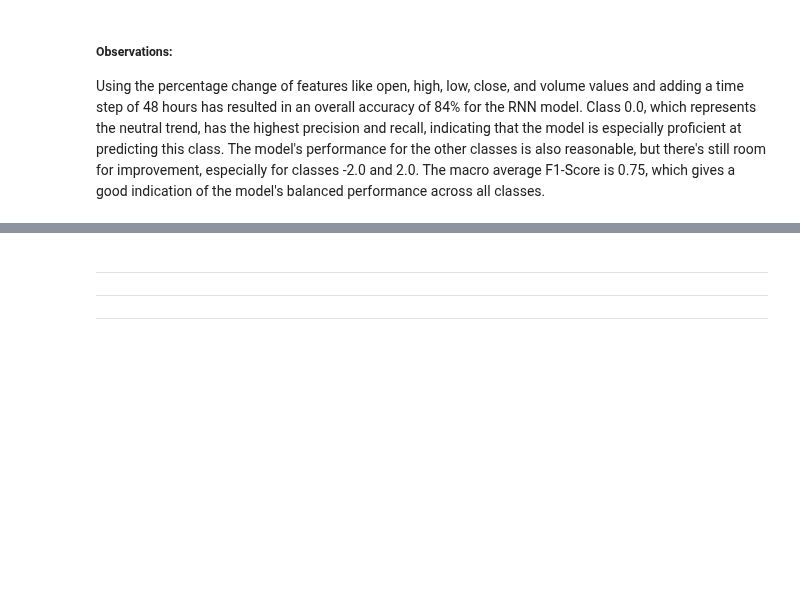
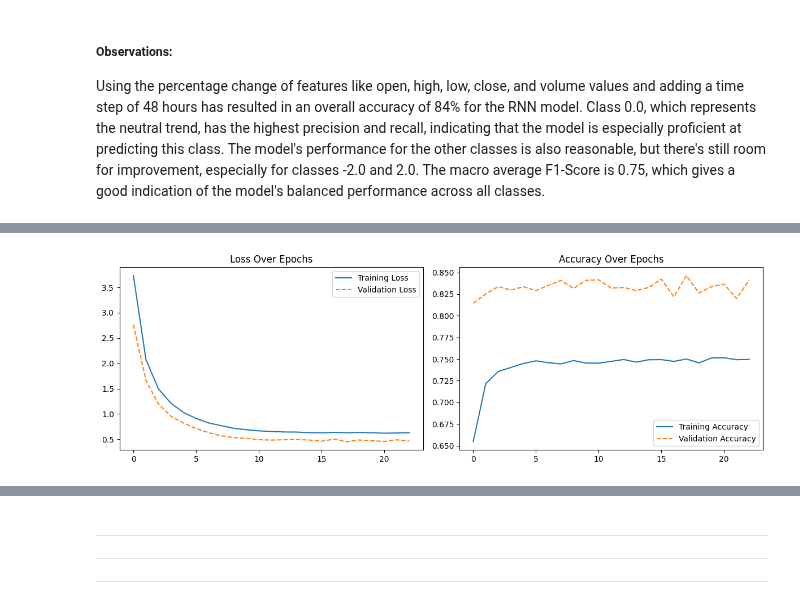
Before and after one commit to natapone/btc_live_price_prediction, a Jupyter notebook: 04_deep_learning_model.ipynb, the cells around one changed output, grey strips where cells are left out. Drawn from its saved outputs; the diff is of its cells as text; code cells hidden in the pictures; blank space fills up the shorter version.

```diff
--- a/04_deep_learning_model.ipynb
+++ b/04_deep_learning_model.ipynb
@@ -753,0 +1026,40 @@ The model shows no signs of overfitting after 50 epochs and the validation metri
+# %%
+import tensorflow as tf
+from tensorflow.keras.models import Sequential
+from tensorflow.keras.layers import LSTM, Dense, Dropout, BatchNormalization
+from tensorflow.keras.callbacks import EarlyStopping
+from tensorflow.keras.regularizers import l1, l2
+
+
+
+# Data Augmentation: Jittering
+noise_factor = 0.05
+X_train_pre += noise_factor * np.random.randn(*X_train_pre.shape)
+
+input_shape = (T, F) # (time_steps, features)
+
+# Create the LSTM model
+model = Sequential()
+
+model.add(LSTM(units=50, return_sequences=True, kernel_regularizer=l2(0.01), recurrent_regularizer=l2(0.01), bias_regularizer=l2(0.01), input_shape=input_shape))
+model.add(Dropout(0.2))
+model.add(BatchNormalization())
+
+model.add(LSTM(units=50, kernel_regularizer=l2(0.01), recurrent_regularizer=l2(0.01), bias_regularizer=l2(0.01)))
+model.add(Dropout(0.2))
+model.add(BatchNormalization())
+
+# Output layer
+model.add(Dense(units=C, activation='softmax'))
+
+# Compile the model
+model.compile(optimizer='adam', loss='categorical_crossentropy', metrics=['accuracy'])
+
+# Early stopping
+early_stop = EarlyStopping(monitor='val_loss', patience=5, restore_best_weights=True)
+
+history = model.fit(X_train_pre, y_train, epochs=50, batch_size=128, validation_data=(X_test_pre, y_test), callbacks=[early_stop], verbose=0)
+# %%
+plot_rnn_training_eval(history)
+# %% [output]
+[figure, added]
```
Also changed, not shown: parts of 16 cells of this notebook.
